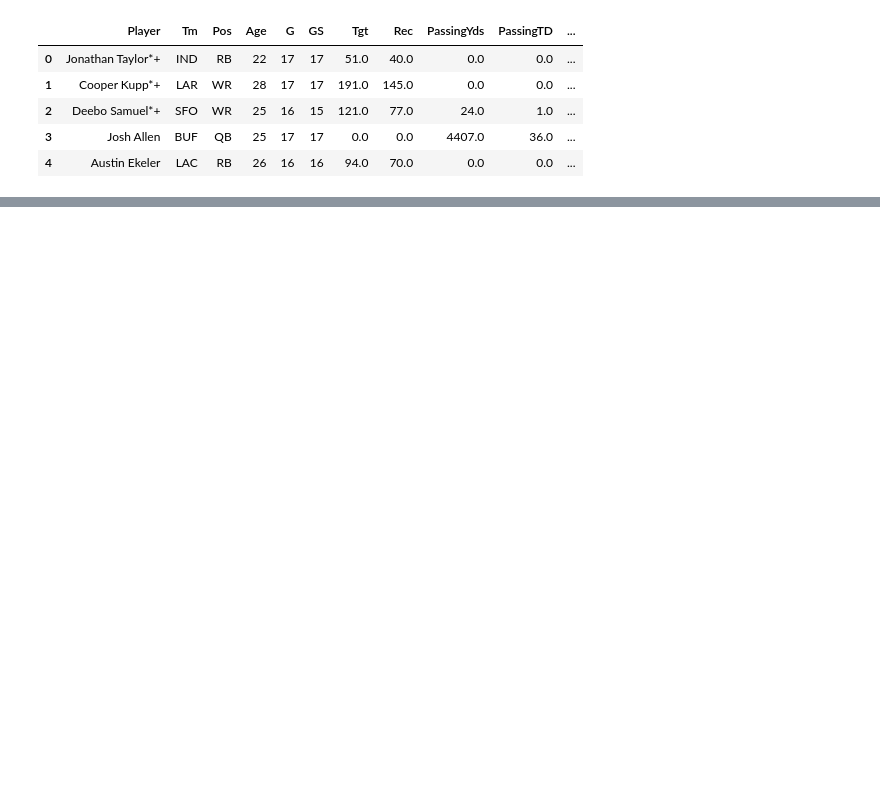
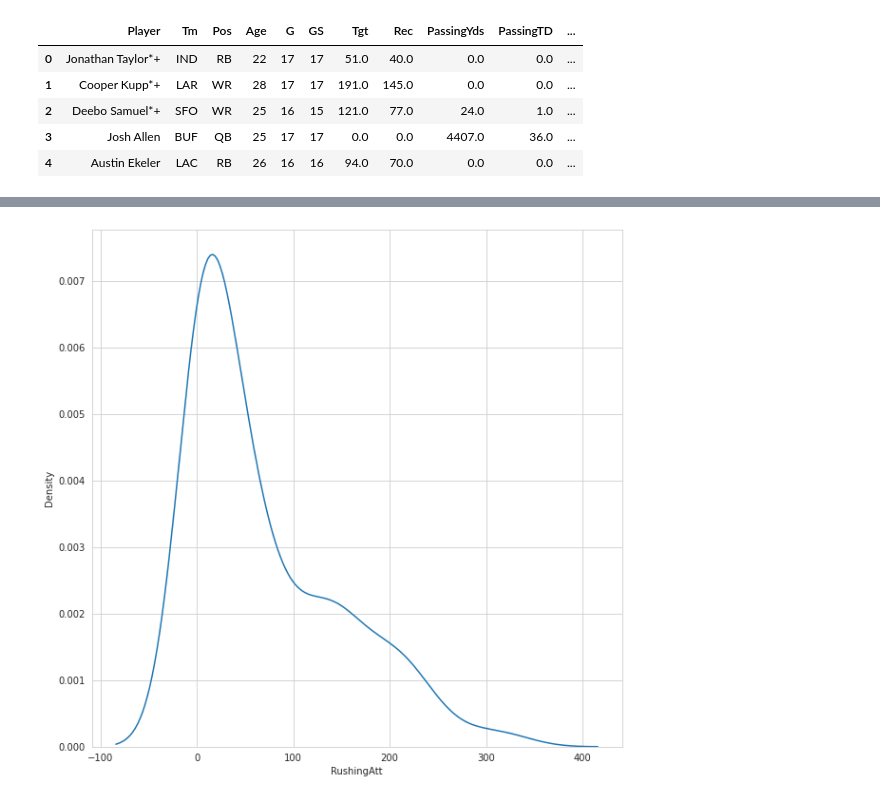
Before and after one commit to aaronpetryio/ffdp-exercises, a Jupyter notebook: ffdp_dataviz.ipynb, the cells around one changed output, grey strips where cells are left out. Saved outputs shown, nothing was run; the diff lists cells and outputs as text; code cells hidden in the pictures; blank space fills up the shorter version.

```diff
--- a/ffdp_dataviz.ipynb
+++ b/ffdp_dataviz.ipynb
@@ -19,0 +103,6 @@ df.head()
+# %%
+plt.figure(figsize=(10,10))
+
+sns.kdeplot(rb_df['RushingAtt']);
+# %% [output]
+[figure, added]
```
Also changed, not shown: parts of 16 cells of this notebook.
